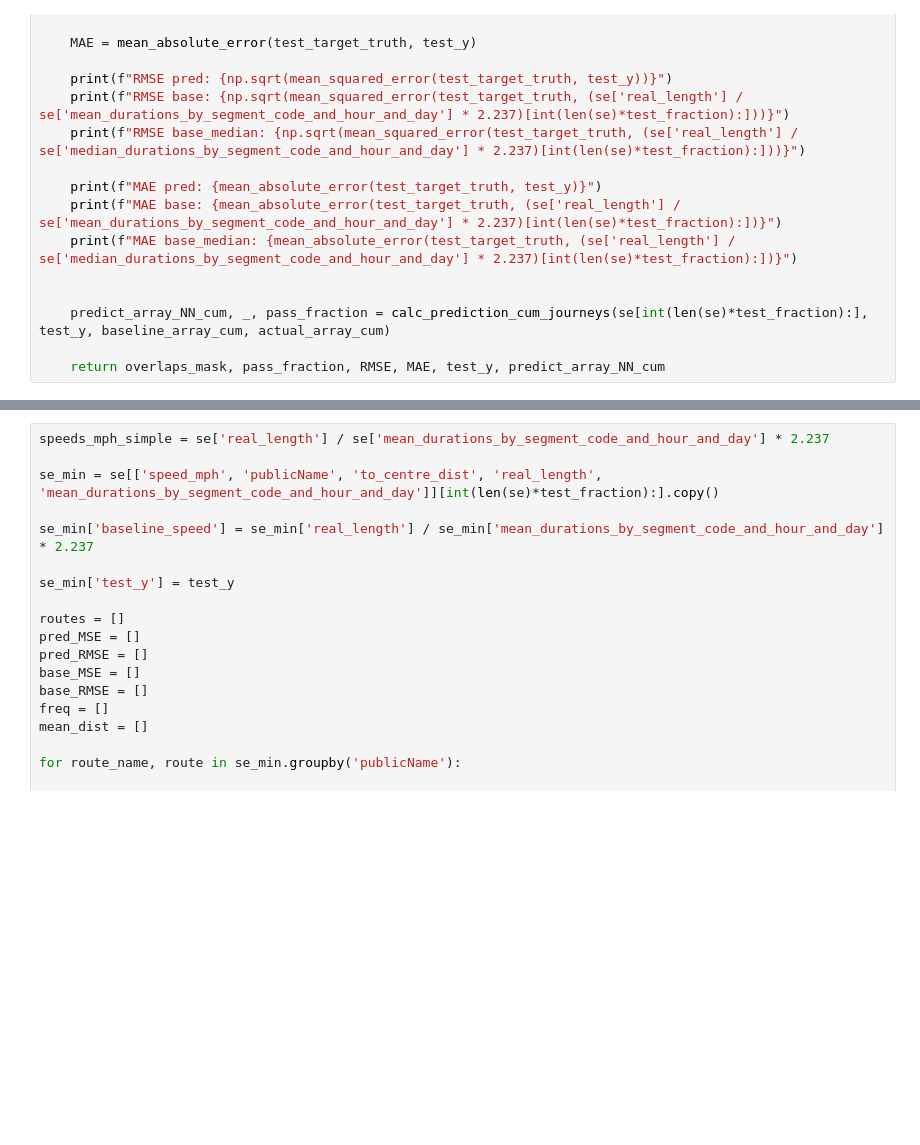
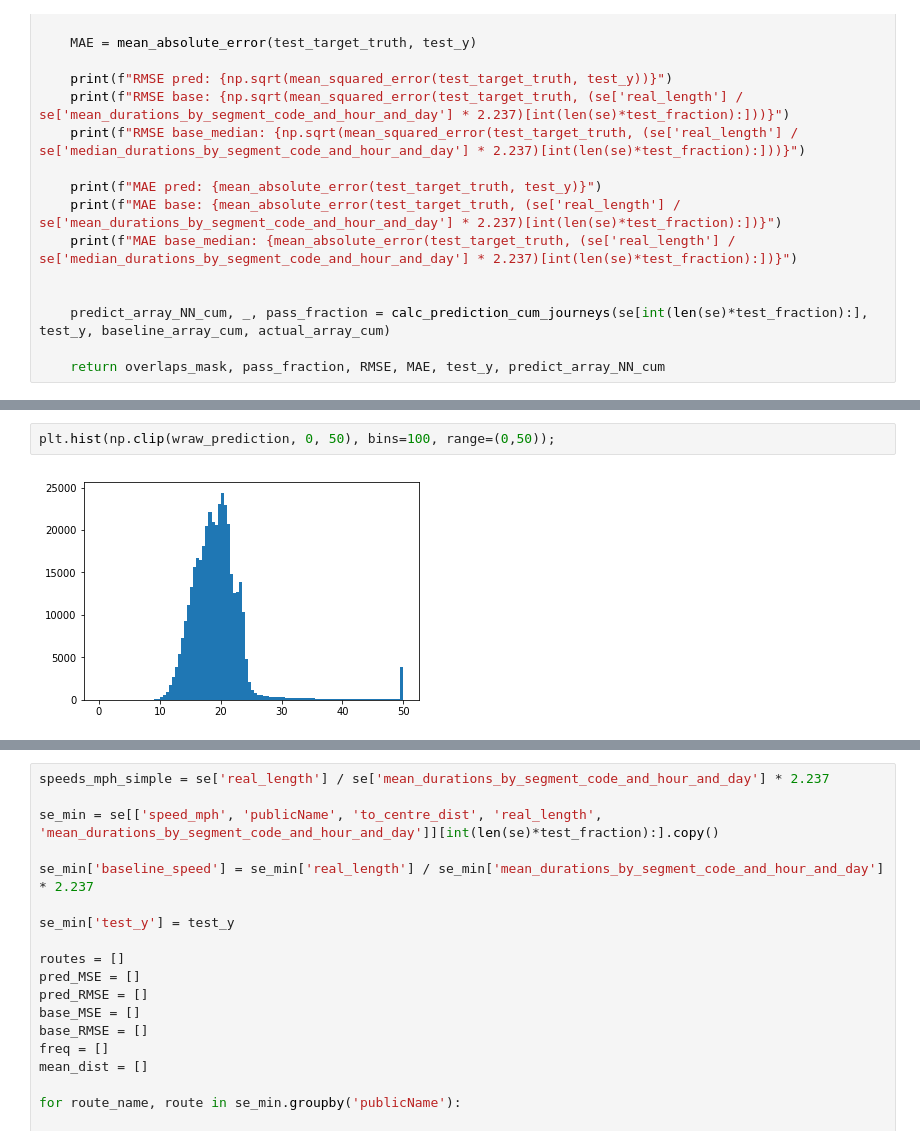
Before and after one commit to gingertom/buses, a Jupyter notebook: Data Exploration/GPS-speed/GPS-speed.ipynb, the cells around one changed output, grey strips where cells are left out. Saved outputs shown, nothing was run; the diff lists cells and outputs as text; blank space fills up the shorter version.

```diff
--- a/Data Exploration/GPS-speed/GPS-speed.ipynb
+++ b/Data Exploration/GPS-speed/GPS-speed.ipynb
@@ -1573,0 +1376,4 @@ plt.show()
+# %%
+plt.hist(np.clip(wraw_prediction, 0, 50), bins=100, range=(0,50));
+# %% [output]
+[figure, added]
```
Also changed, not shown: parts of 46 cells of this notebook, 1 other file.
